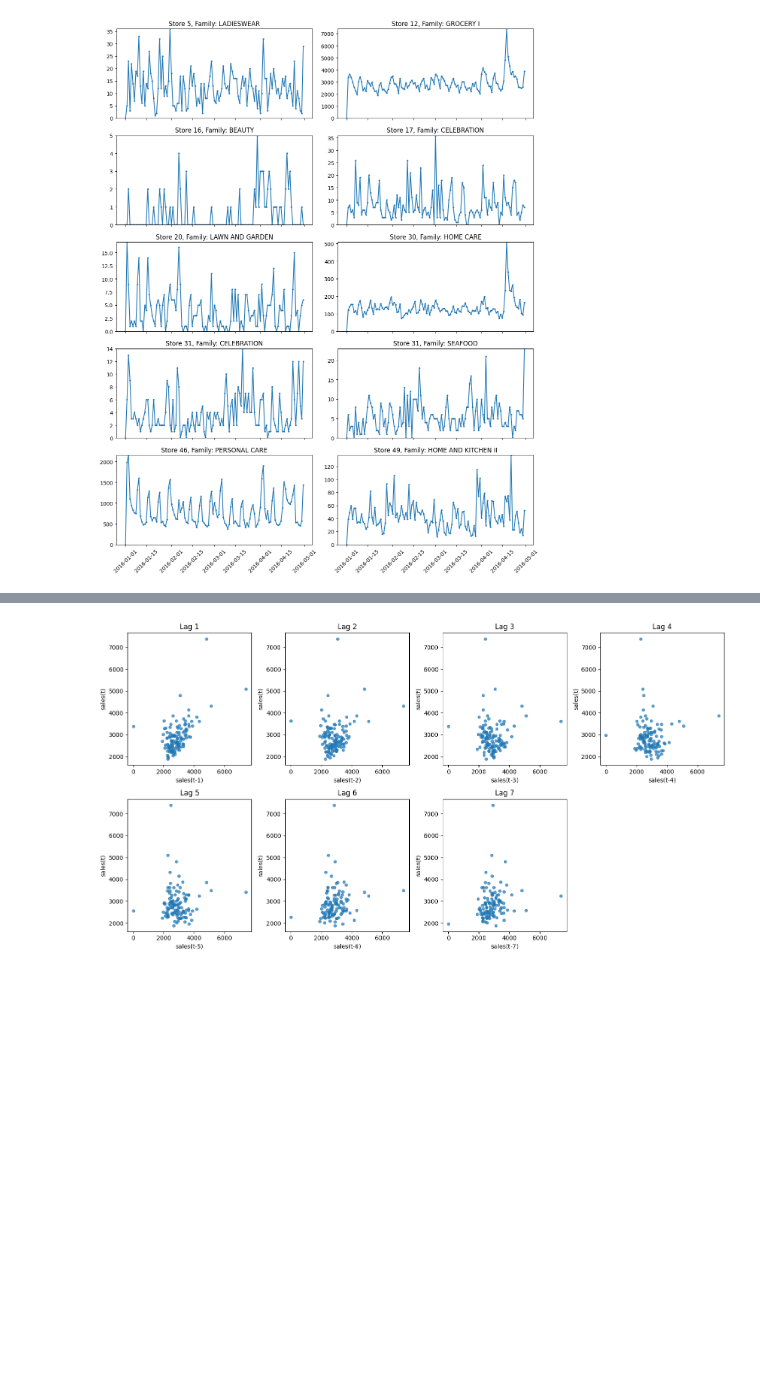
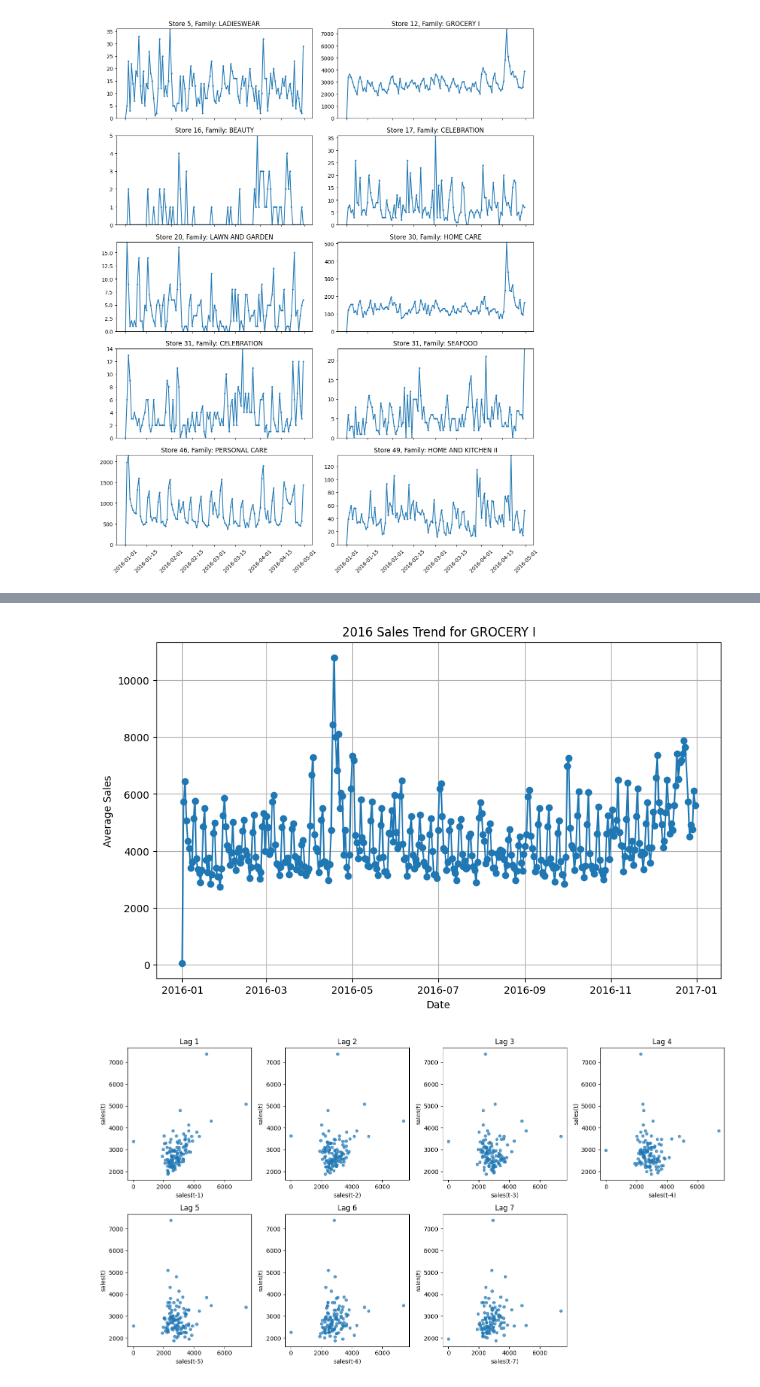
Before and after one commit to stpledger/sales_forecasting, a Jupyter notebook: project.ipynb, the cells around one changed output, grey strips where cells are left out. Cells and saved outputs as stored; diff of their text form; code cells hidden in the pictures; blank space fills up the shorter version.

```diff
--- a/project.ipynb
+++ b/project.ipynb
@@ -453,3 +479,22 @@ plt.show()
+# %%
+family = 'GROCERY I'
+subset = train_df[train_df['family'] == family].copy()
+subset['date'] = pd.to_datetime(subset['date'])
+subset = subset[subset['date'].dt.year == 2016]
+# subset = subset[subset['store_nbr'] == 47]  # Filter for a specific store, e.g., store number 1
+# subset['dayofyear'] = subset['date'].dt.dayofyear
+
+sales_trend = subset.groupby('date')['sales'].mean()
+
+plt.figure(figsize=(10, 6))
+plt.plot(sales_trend.index, sales_trend.values, marker='o')
+plt.title(f"2016 Sales Trend for {family}")
+plt.xlabel("Date")
+plt.ylabel("Average Sales")
+plt.grid(True)
+plt.show()
+# %% [output]
+[figure, added]
 # %%
 # Get the first group from the groups object and sort by date
 first_key, first_group = list(groups)[1]
```
Also changed, not shown: parts of 10 cells of this notebook.
